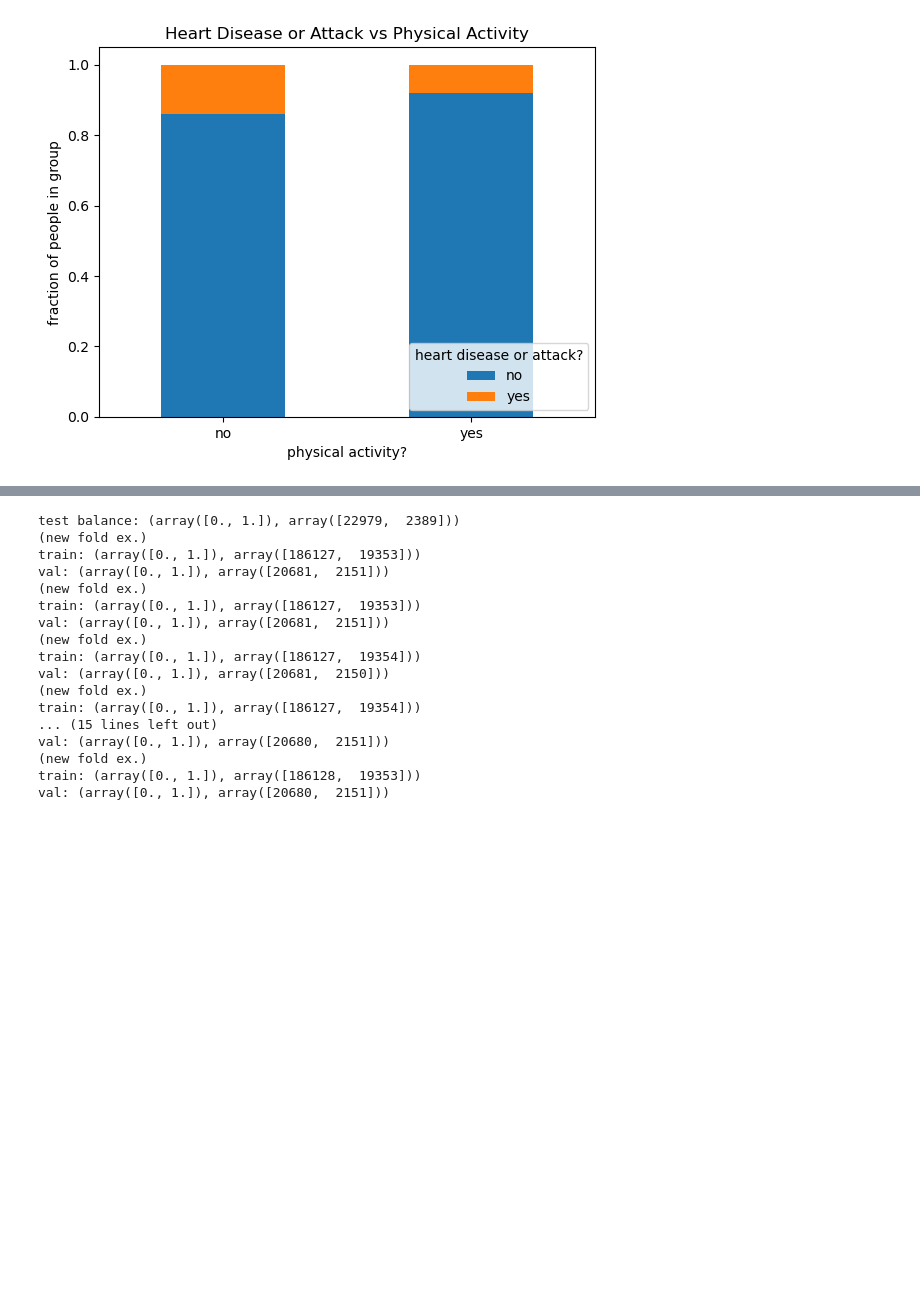
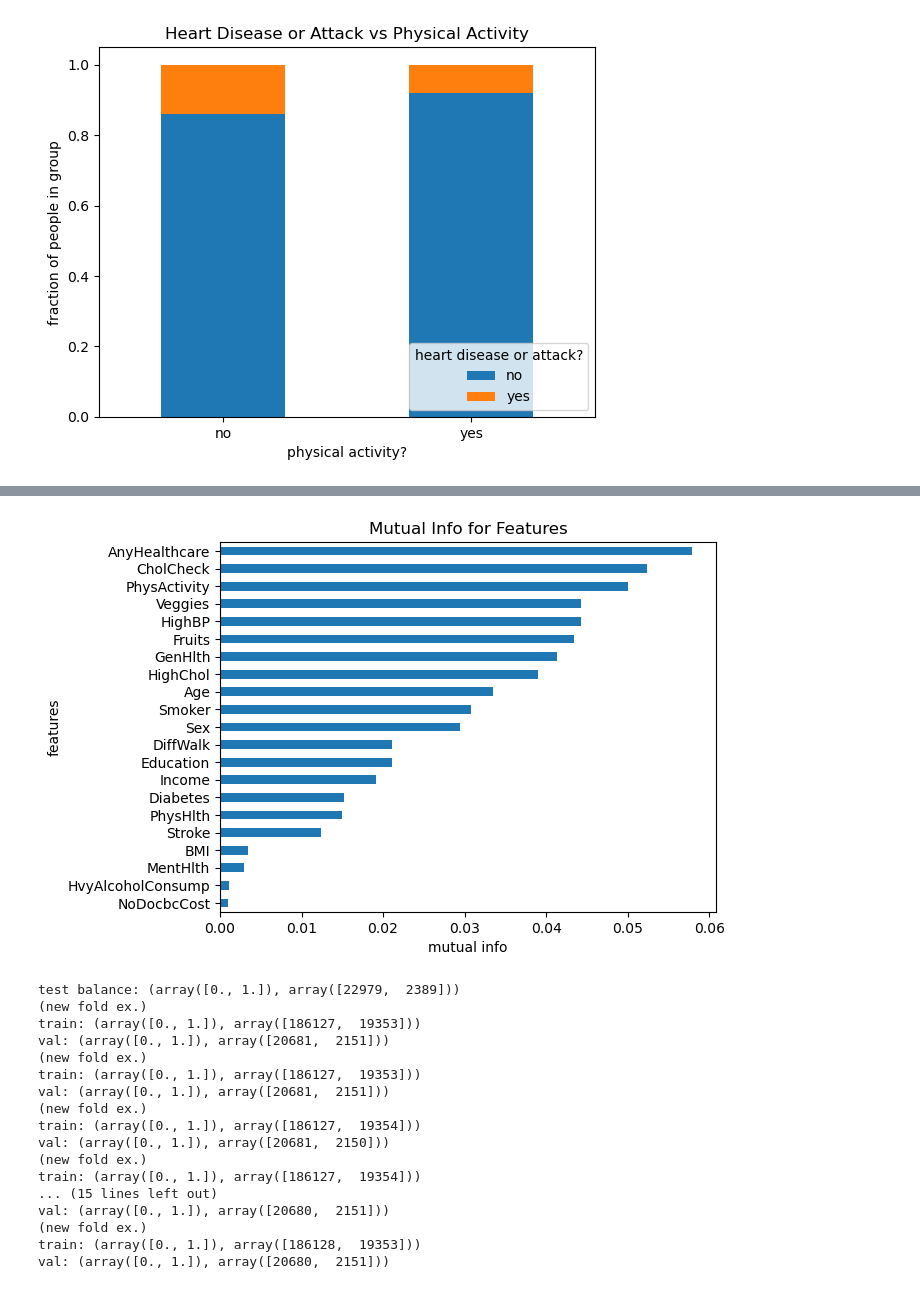
Before and after one commit to czheng27/data1030-midterm, a Jupyter notebook: midterm.ipynb, the cells around one changed output, grey strips where cells are left out. Saved outputs shown, nothing was run; the diff lists cells and outputs as text; code cells hidden in the pictures; blank space fills up the shorter version.

```diff
--- a/midterm.ipynb
+++ b/midterm.ipynb
@@ -420,13 +428,15 @@ y = df['HeartDiseaseorAttack']
 # %%
-# mutual_info = mutual_info_classif(X,y,random_state=random_state)
-# mi_df = pd.DataFrame({'columns':X.columns.tolist(),'mutual-info':mutual_info})
-# mi_df = mi_df.sort_values(by='mutual-info',ascending=True)
+mutual_info = mutual_info_classif(X,y,random_state=random_state)
+mi_df = pd.DataFrame({'columns':X.columns.tolist(),'mutual-info':mutual_info})
+mi_df = mi_df.sort_values(by='mutual-info',ascending=True)
 
-# mi_df.plot.barh(x='columns',y='mutual-info',legend=False)
-# plt.ylabel('features')
-# plt.xlabel('mutual info')
-# plt.title('Mutual Info for Features')
-# plt.show()
+mi_df.plot.barh(x='columns',y='mutual-info',legend=False)
+plt.ylabel('features')
+plt.xlabel('mutual info')
+plt.title('Mutual Info for Features')
+plt.show()
+# %% [output]
+[figure, added]
 # %%
 from sklearn.model_selection import train_test_split
 from sklearn.model_selection import StratifiedKFold
```
Also changed, not shown: parts of 4 cells of this notebook.
